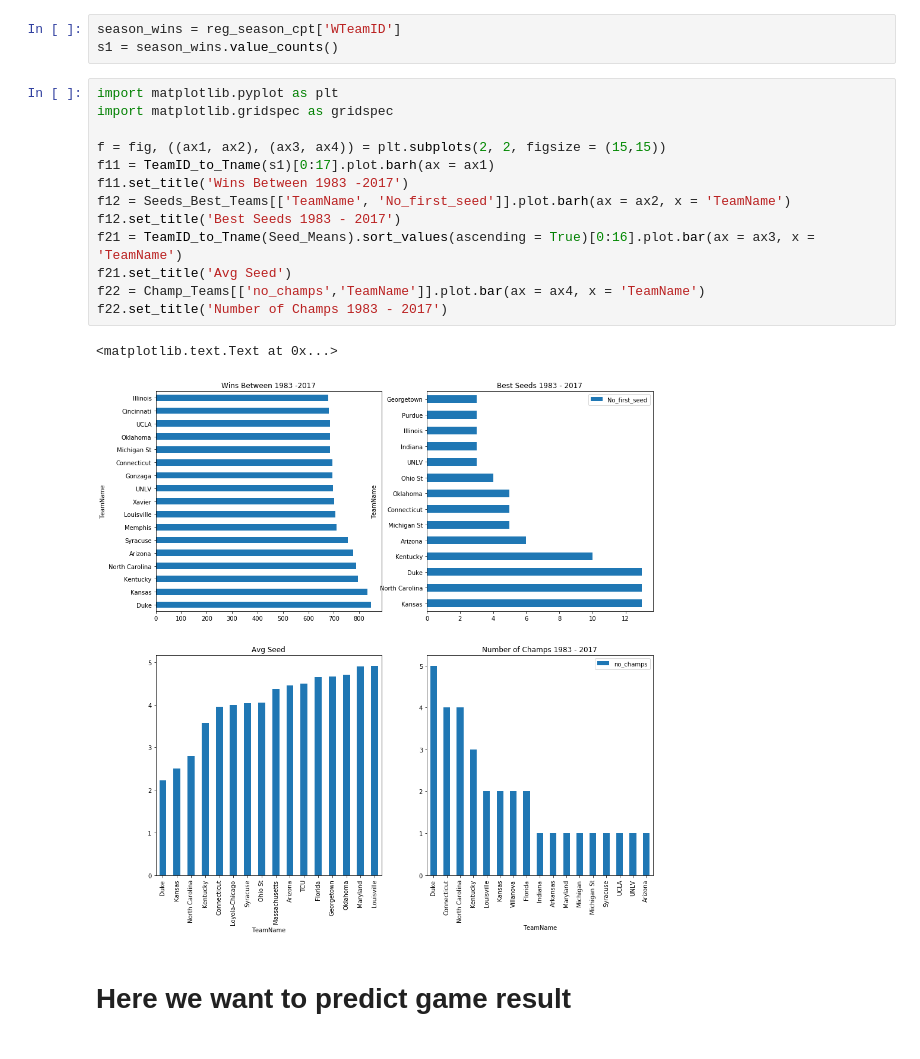
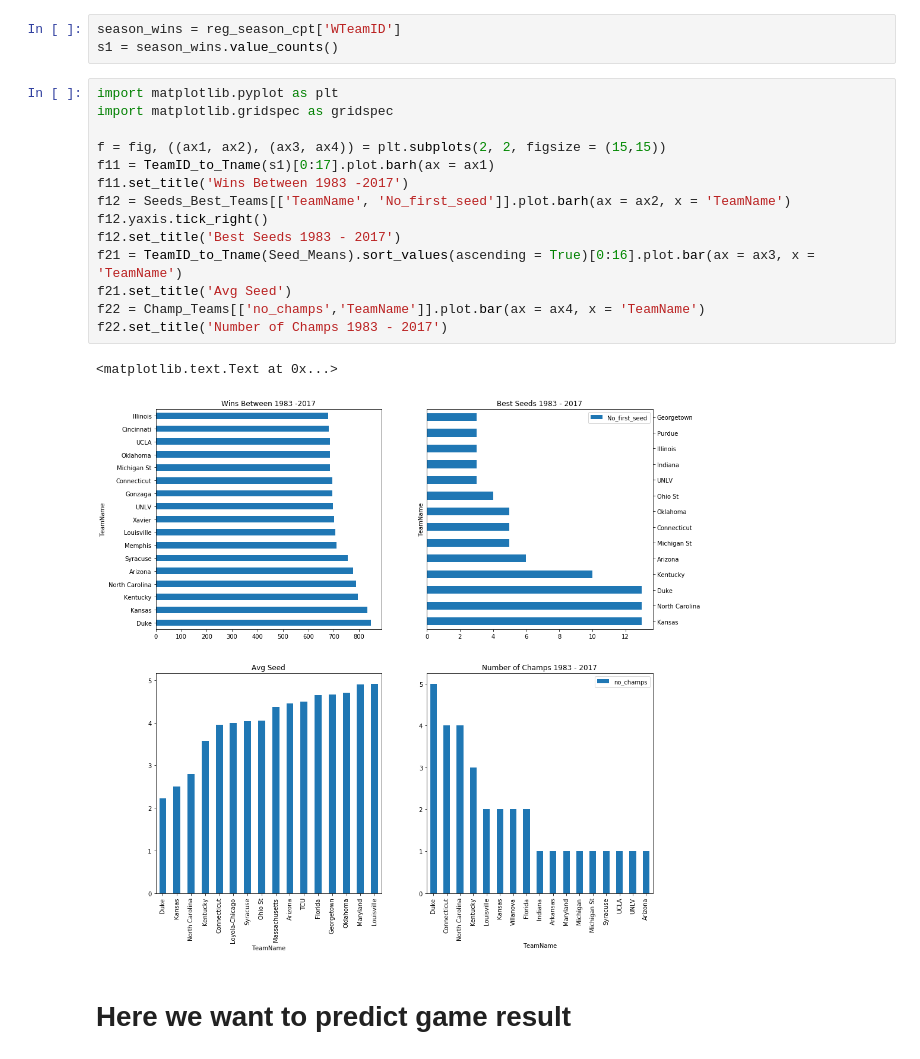
Before and after one commit to mguner/ISL, a Jupyter notebook: Google_Cloud_NCAA.ipynb, the cells around one changed output. Drawn from its saved outputs; the diff is of its cells as text.

Commit message:
Confusion Matrix added and y-tick moved to right

```diff
--- a/Google_Cloud_NCAA.ipynb
+++ b/Google_Cloud_NCAA.ipynb
@@ -188,19 +204,20 @@ s1 = season_wins.value_counts()
 # %%
 import matplotlib.pyplot as plt
 import matplotlib.gridspec as gridspec
 
 f = fig, ((ax1, ax2), (ax3, ax4)) = plt.subplots(2, 2, figsize = (15,15))
 f11 = TeamID_to_Tname(s1)[0:17].plot.barh(ax = ax1)
 f11.set_title('Wins Between 1983 -2017')
 f12 = Seeds_Best_Teams[['TeamName', 'No_first_seed']].plot.barh(ax = ax2, x = 'TeamName')
+f12.yaxis.tick_right()
 f12.set_title('Best Seeds 1983 - 2017')
 f21 = TeamID_to_Tname(Seed_Means).sort_values(ascending = True)[0:16].plot.bar(ax = ax3, x = 'TeamName')
 f21.set_title('Avg Seed')
 f22 = Champ_Teams[['no_champs','TeamName']].plot.bar(ax = ax4, x = 'TeamName')
 f22.set_title('Number of Champs 1983 - 2017')
 # %% [output]
 <matplotlib.text.Text at 0x...>
-[figure, old version]
+[figure, new version]
 # %% [markdown]
 # Here we want to predict game result
 # %% [markdown]
```
Also changed, not shown: parts of 17 cells of this notebook.
